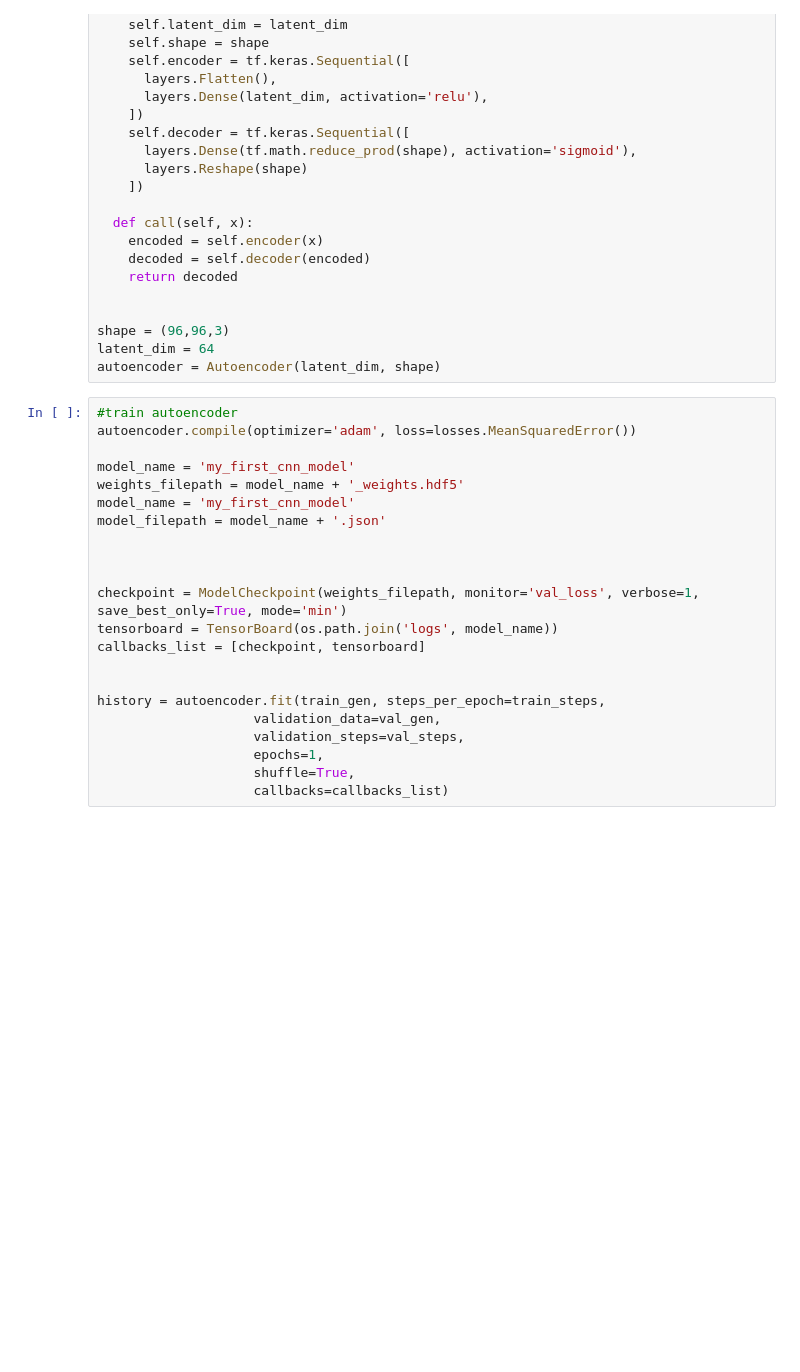
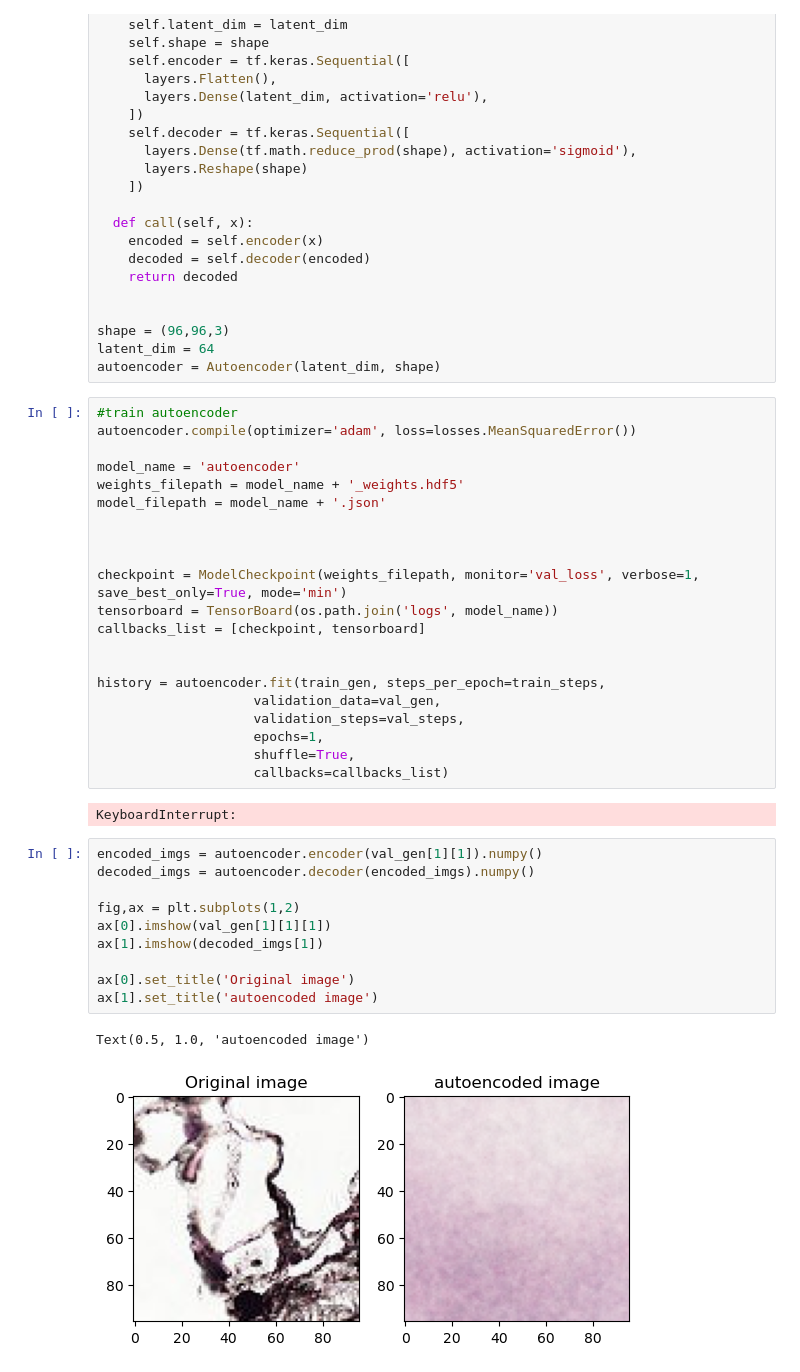
Before and after one commit to Undefined1234/8p361-project-imaging_gr2, a Jupyter notebook: MAIN project/(Convolutional) autoencoder.ipynb, the cells around one changed output. Cells and saved outputs as stored; diff of their text form; blank space fills up the shorter version.

```diff
--- a/MAIN project/(Convolutional) autoencoder.ipynb
+++ b/MAIN project/(Convolutional) autoencoder.ipynb
@@ -90,9 +90,8 @@ autoencoder = Autoencoder(latent_dim, shape)
 #train autoencoder
 autoencoder.compile(optimizer='adam', loss=losses.MeanSquaredError())
 
-model_name = 'my_first_cnn_model'
+model_name = 'autoencoder'
 weights_filepath = model_name + '_weights.hdf5'
-model_name = 'my_first_cnn_model'
 model_filepath = model_name + '.json'
 
 
@@ -108,3 +107,18 @@ history = autoencoder.fit(train_gen, steps_per_epoch=train_steps,
                     epochs=1,
                     shuffle=True,
                     callbacks=callbacks_list)
+# %% [output]
+KeyboardInterrupt:
+# %%
+encoded_imgs = autoencoder.encoder(val_gen[1][1]).numpy()
+decoded_imgs = autoencoder.decoder(encoded_imgs).numpy()
+
+fig,ax = plt.subplots(1,2)
+ax[0].imshow(val_gen[1][1][1])
+ax[1].imshow(decoded_imgs[1])
+
+ax[0].set_title('Original image')
+ax[1].set_title('autoencoded image')
+# %% [output]
+Text(0.5, 1.0, 'autoencoded image')
+[figure, added]
```
Also changed, not shown: parts of 2 cells of this notebook.
